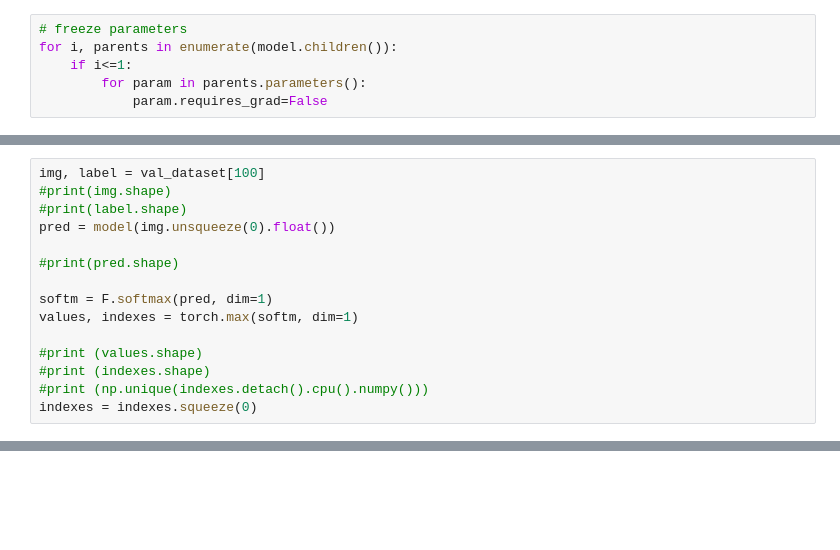
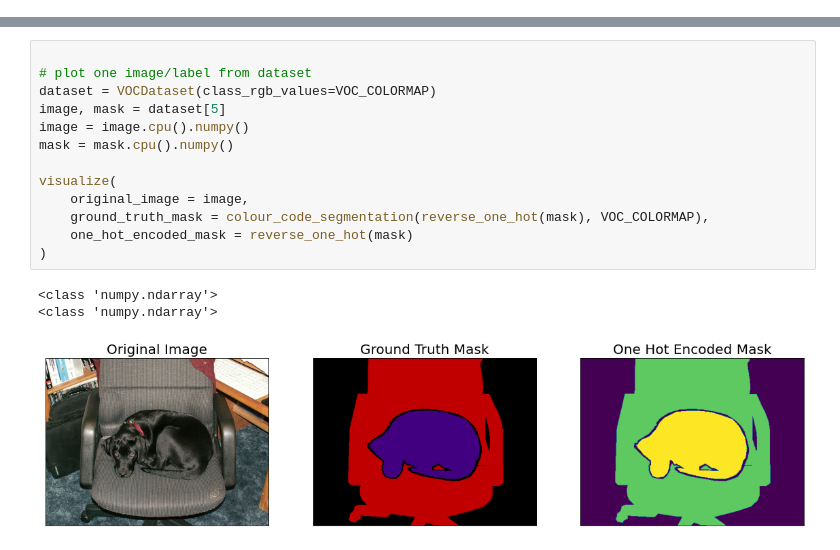
Before and after one commit to demetere/UNet-Semantic-Segmentation-On-Pascal-VOC2012, a Jupyter notebook: VOC2012 Unet Transfer Learning.ipynb, the cells around one changed output, grey strips where cells are left out. Drawn from its saved outputs; the diff is of its cells as text; blank space fills up the shorter version.

```diff
--- a/VOC2012 Unet Transfer Learning.ipynb
+++ b/VOC2012 Unet Transfer Learning.ipynb
@@ -53,6 +0,0 @@ Unet(
-# %%
-# freeze parameters
-for i, parents in enumerate(model.children()):
-    if i<=1:
-        for param in parents.parameters():
-            param.requires_grad=False
@@ -255,15 +0,0 @@ def label2image(pred):
-# %%
-img, label = val_dataset[100]
-#print(img.shape)
-#print(label.shape)
-pred = model(img.unsqueeze(0).float())
-
-#print(pred.shape)
-
-softm = F.softmax(pred, dim=1)
-values, indexes = torch.max(softm, dim=1)
-
-#print (values.shape)
-#print (indexes.shape)
-#print (np.unique(indexes.detach().cpu().numpy()))
-indexes = indexes.squeeze(0)
@@ -281,0 +207,17 @@ plt.imshow(label2image(label))
+# %%
+
+# plot one image/label from dataset
+dataset = VOCDataset(class_rgb_values=VOC_COLORMAP)
+image, mask = dataset[5]
+image = image.cpu().numpy()
+mask = mask.cpu().numpy()
+
+visualize(
+    original_image = image,
+    ground_truth_mask = colour_code_segmentation(reverse_one_hot(mask), VOC_COLORMAP),
+    one_hot_encoded_mask = reverse_one_hot(mask)
+)
+# %% [output]
+<class 'numpy.ndarray'>
+<class 'numpy.ndarray'>
+[figure, added]
```
Also changed, not shown: parts of 24 cells of this notebook.
